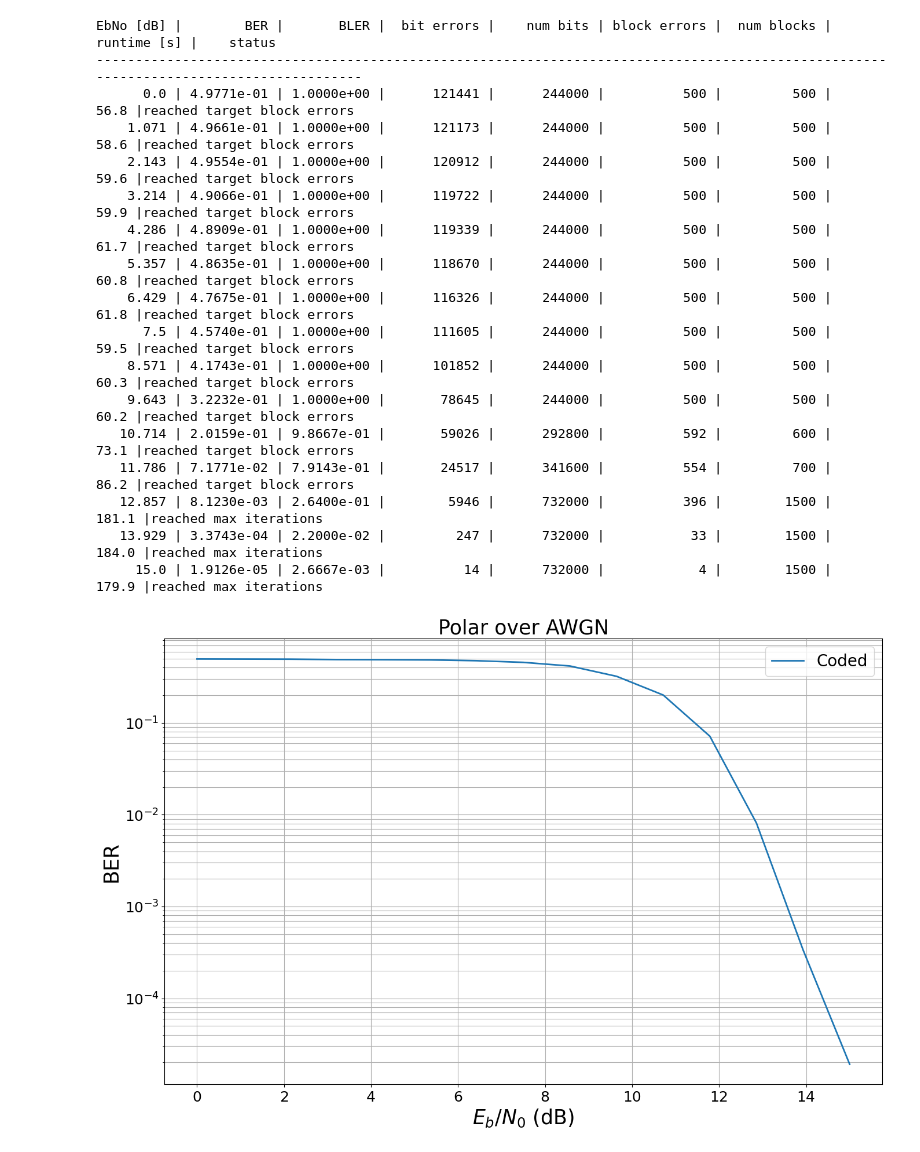
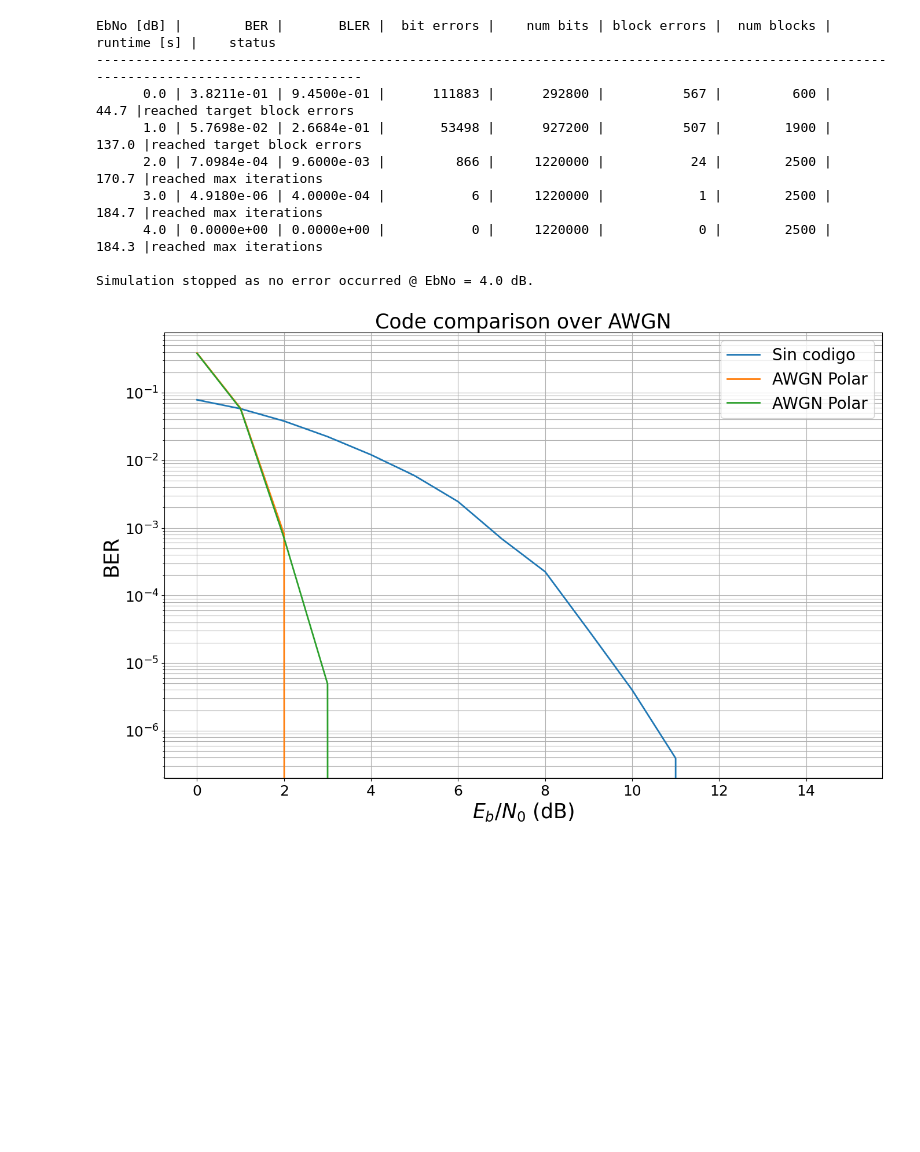
Before and after one commit to niniogolem/tf, a Jupyter notebook: tf_helloworld.ipynb, the cells around one changed output. Drawn from its saved outputs; the diff is of its cells as text; code cells hidden in the pictures; blank space fills up the shorter version.

Commit message:
canal AWGN terminado

```diff
--- a/tf_helloworld.ipynb
+++ b/tf_helloworld.ipynb
@@ -14,9 +26,0 @@ LOTE = 100 # tamaño del lote
-# %%
-# Generador 'dummy' de bits congelados
-import csv
-
-digits = np.random.permutation(N)[:(N-K)]
-with open('random_digits.csv', 'w', newline='') as f:
-    writer = csv.writer(f)
-    writer.writerow(digits)
-bits_congelados = np.loadtxt('random_digits.csv', delimiter=',', dtype=int)
@@ -22,0 +61,10 @@ bits_congelados = np.loadtxt('random_digits.csv', delimiter=',', dtype=int)
+# %%
+ber_plots = sionna.phy.utils.PlotBER("Code comparison over AWGN")
+ber_plots.simulate(sistema_aleatorio,
+                   ebno_dbs=np.linspace(EBNO_DB_MIN, EBNO_DB_MAX, 16),
+                   batch_size=LOTE,
+                   num_target_block_errors=100,
+                   legend="Sin codigo",
+                   soft_estimates=True,
+                   max_mc_iter=100,
+                   show_fig=True);
@@ -23,6 +124,7 @@ bits_congelados = np.loadtxt('random_digits.csv', delimiter=',', dtype=int)
 # %%
+# Sistema completo de codificación polar con canal AWGN
 class CodPolarCanalAWGN(sionna.phy.Block):
-    def __init__(self, N, K, bits_congelados, CRC_tipo="CRC24A", lista_SCL=8, bitsxsimb=4):
+    def __init__(self, N, K, bits_congelados, CRC_tipo="CRC24A", lista_SCL=8, bitsxsimb=2):
         super().__init__()
         self.N = N
         self.K = K
@@ -63,10 +165,16 @@ class CodPolarCanalAWGN(sionna.phy.Block):
         words_decodif = self.polar_decodif(llr)
         b_hat, crc_ok = self.CRC_decodif(words_decodif)
 
-        return b_hat, b, llr, crc_ok
+        return b, b_hat, llr, crc_ok
 # %%
-sistema = CodPolarCanalAWGN(N, K, bits_congelados)
-b_hat, b, llr, crc_ok = sistema(LOTE, EBNO_DB_MAX)
+# Se inicializa el sistema con los bits congelados obtenidos por Monte Carlo para canal AWGN
+sistema_awgn = CodPolarCanalAWGN(N, K, bits_congelados, bitsxsimb=bitsxsimb)
+
+# @tf.function() # devuelve una versión acelerada
+# def acelerado(batch_size, ebno_db):
+#     return sistema(batch_size, ebno_db)
+
+# b_hat, b, llr, crc_ok = sistema(LOTE, EBNO_DB_MAX)
 # print(b.shape)  # debería ser (1, 488)
 # print(b_hat.shape)  # debería ser (1, 488)
 # print(crc_ok)  # debería ser True
@@ -91,30 +181,22 @@ tf.Tensor(
 # %%
-ber_plots = sionna.phy.utils.PlotBER("Polar over AWGN")
-ber_plots.simulate(sistema,
-                   ebno_dbs=np.linspace(EBNO_DB_MIN, EBNO_DB_MAX, 15),
+# Ploteo de la tasa de error para AWGN Polar
+ber_plots.simulate(sistema_awgn,
+                   ebno_dbs=np.linspace(EBNO_DB_MIN, EBNO_DB_MAX, 16),
                    batch_size=LOTE,
                    num_target_block_errors=500,
-                   legend="Coded",
+                   legend="AWGN Polar",
                    soft_estimates=False,
-                   max_mc_iter=15,
+                   max_mc_iter=25,
                    show_fig=True,
                    forward_keyboard_interrupt=False);
 # %% [output]
 EbNo [dB] |        BER |       BLER |  bit errors |    num bits | block errors |  num blocks | runtime [s] |    status
 ---------------------------------------------------------------------------------------------------------------------------------------
-      0.0 | 4.9771e-01 | 1.0000e+00 |      121441 |      244000 |          500 |         500 |        56.8 |reached target block errors
-    1.071 | 4.9661e-01 | 1.0000e+00 |      121173 |      244000 |          500 |         500 |        58.6 |reached target block errors
-    2.143 | 4.9554e-01 | 1.0000e+00 |      120912 |      244000 |          500 |         500 |        59.6 |reached target block errors
-    3.214 | 4.9066e-01 | 1.0000e+00 |      119722 |      244000 |          500 |         500 |        59.9 |reached target block errors
-    4.286 | 4.8909e-01 | 1.0000e+00 |      119339 |      244000 |          500 |         500 |        61.7 |reached target block errors
-    5.357 | 4.8635e-01 | 1.0000e+00 |      118670 |      244000 |          500 |         500 |        60.8 |reached target block errors
-    6.429 | 4.7675e-01 | 1.0000e+00 |      116326 |      244000 |          500 |         500 |        61.8 |reached target block errors
-      7.5 | 4.5740e-01 | 1.0000e+00 |      111605 |      244000 |          500 |         500 |        59.5 |reached target block errors
-    8.571 | 4.1743e-01 | 1.0000e+00 |      101852 |      244000 |          500 |         500 |        60.3 |reached target block errors
-    9.643 | 3.2232e-01 | 1.0000e+00 |       78645 |      244000 |          500 |         500 |        60.2 |reached target block errors
-   10.714 | 2.0159e-01 | 9.8667e-01 |       59026 |      292800 |          592 |         600 |        73.1 |reached target block errors
-   11.786 | 7.1771e-02 | 7.9143e-01 |       24517 |      341600 |          554 |         700 |        86.2 |reached target block errors
-   12.857 | 8.1230e-03 | 2.6400e-01 |        5946 |      732000 |          396 |        1500 |       181.1 |reached max iterations
-   13.929 | 3.3743e-04 | 2.2000e-02 |         247 |      732000 |           33 |        1500 |       184.0 |reached max iterations
-     15.0 | 1.9126e-05 | 2.6667e-03 |          14 |      732000 |            4 |        1500 |       179.9 |reached max iterations
+      0.0 | 3.8211e-01 | 9.4500e-01 |      111883 |      292800 |          567 |         600 |        44.7 |reached target block errors
+      1.0 | 5.7698e-02 | 2.6684e-01 |       53498 |      927200 |          507 |        1900 |       137.0 |reached target block errors
+      2.0 | 7.0984e-04 | 9.6000e-03 |         866 |     1220000 |           24 |        2500 |       170.7 |reached max iterations
+      3.0 | 4.9180e-06 | 4.0000e-04 |           6 |     1220000 |            1 |        2500 |       184.7 |reached max iterations
+      4.0 | 0.0000e+00 | 0.0000e+00 |           0 |     1220000 |            0 |        2500 |       184.3 |reached max iterations
+
+Simulation stopped as no error occurred @ EbNo = 4.0 dB.
-[figure, old version]
+[figure, new version]
```
Also changed, not shown: parts of 7 cells of this notebook, 4 other files.
